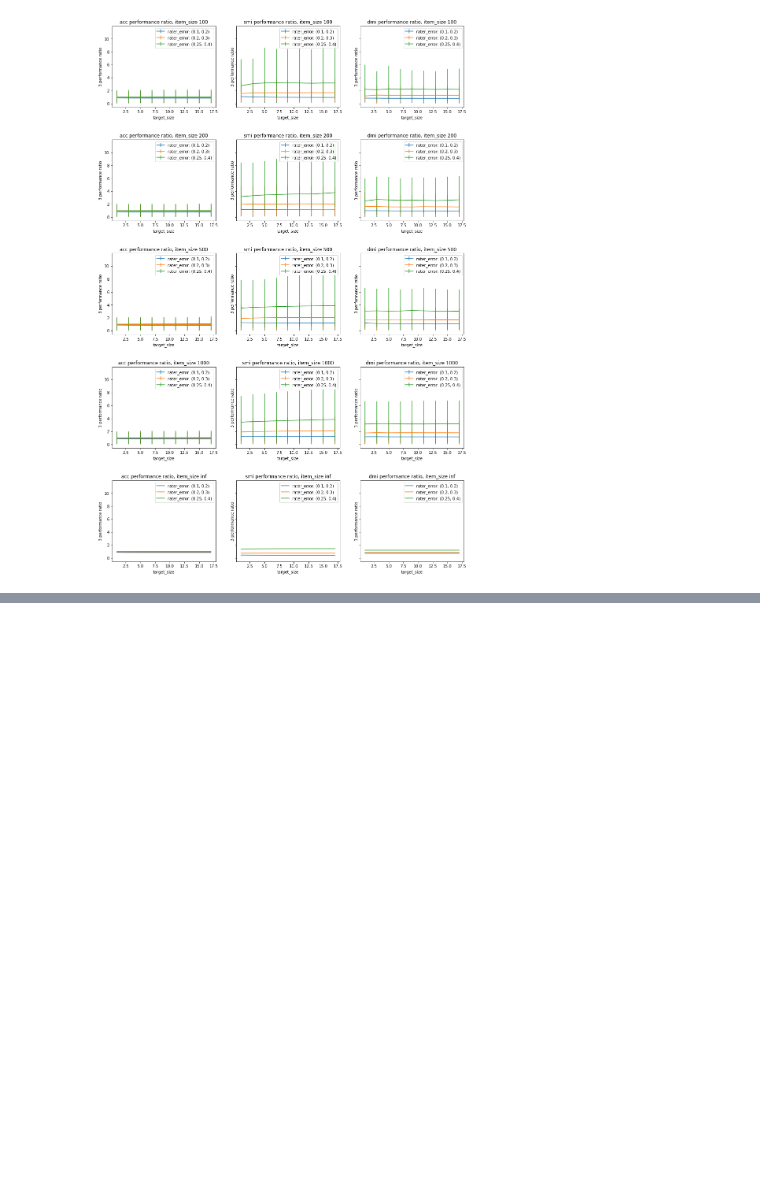
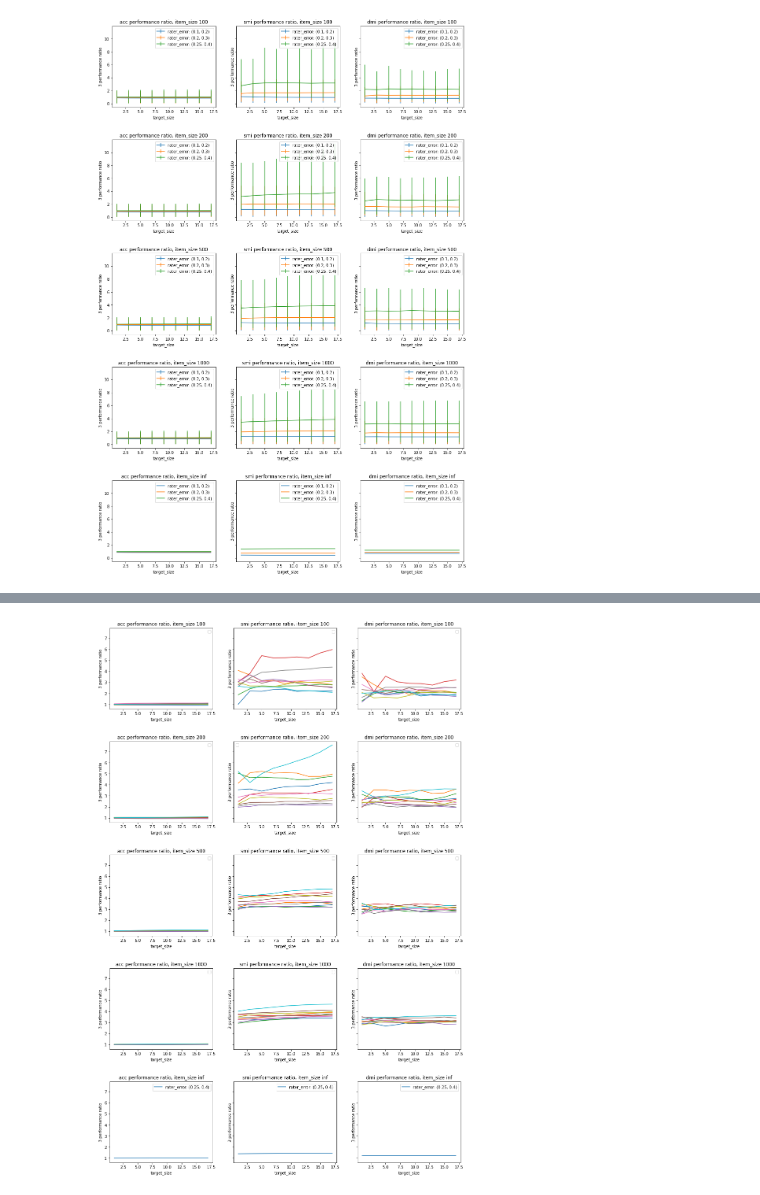
Before and after one commit to presnick/surveyequivalence, a Jupyter notebook: simulations/experiment_notebook.ipynb, the cells around one changed output, grey strips where cells are left out. Saved outputs shown, nothing was run; the diff lists cells and outputs as text; code cells hidden in the pictures; blank space fills up the shorter version.

```diff
--- a/simulations/experiment_notebook.ipynb
+++ b/simulations/experiment_notebook.ipynb
@@ -2454,3 +2454,75 @@ plt.subplots_adjust(hspace = 0.4)
 plt.show()
 # %% [output]
 [figure]
+# %%
+
+fig,axs = plt.subplots(5, 3, sharex=False, sharey=True, figsize=(16, 25))
+rater_errors = [(0.25,0.4)]
+i = 0
+for item_size in item_sizes:
+
+    if item_size == 'inf':
+        continue
+
+    j = 0
+    for scorer in scorers:
+        for r_error in rater_errors:
+
+            data_y = []
+            for run_num in range(bootstrap):
+                data_y.append(running_data_y[(scorer,item_size)][run_num][r_error])
+            data_y = np.array(data_y)
+
+            for row in data_y:
+                axs[i,j].plot(t_sizes,row)
+            #axs[i,j].errorbar(t_sizes,means,yerr=[lowers,uppers],label = 'rater_error: '+str(r_error))
+
+        j += 1
+
+    i += 1
+
+s_size = 3
+
+GT = np.array([[0.6,0.],[0.,0.4]])
+
+
+classifier_noise = np.array([[0.8,0.2],[0.2,0.8]]).T
+classifier_confusion = np.dot(classifier_noise,GT)
+
+for r_error in rater_errors:
+
+    p_neg = 1-r_error[0]
+    p_pos = 1-r_error[1]
+
+    source_panel = np.dot(calc_panel_noise_matrix(p_neg=p_neg,p_pos=p_pos,panel_size=s_size).T,GT)
+
+    dmi_ratio = []
+    smi_ratio = []
+    acc_ratio = []
+
+    for t in t_sizes:
+
+        t_noise = calc_panel_noise_matrix(p_neg=p_neg,p_pos=p_pos,panel_size=t)
+
+        t_vs_classifier_confusion = np.dot(classifier_confusion,t_noise)
+        t_vs_source_confusion = np.dot(source_panel,t_noise)
+
+        dmi_ratio.append(dmi(t_vs_classifier_confusion)/dmi(t_vs_source_confusion))
+        smi_ratio.append(smi(t_vs_classifier_confusion)/smi(t_vs_source_confusion))
+        acc_ratio.append(acc(t_vs_classifier_confusion)/acc(t_vs_source_confusion))
+
+    axs[4,0].plot(t_sizes,acc_ratio,label = 'rater_error: '+str(r_error))
+    axs[4,1].plot(t_sizes,smi_ratio,label = 'rater_error: '+str(r_error))
+    axs[4,2].plot(t_sizes,dmi_ratio,label = 'rater_error: '+str(r_error))
+
+for i in range(5):
+    for j in range(3):
+        axs[i,j].legend()
+        axs[i,j].set_xlabel('target_size')
+        axs[i,j].set_ylabel('3 performance ratio')
+        axs[i,j].set_title(scorers[j]+' performance ratio, item_size '+str(item_sizes[i]))
+
+plt.subplots_adjust(hspace = 0.4)
+
+plt.show()
+# %% [output]
@@ -2456,0 +2541 @@ plt.show()
+[figure, added]
```
Also changed, not shown: parts of 1 cell of this notebook.
